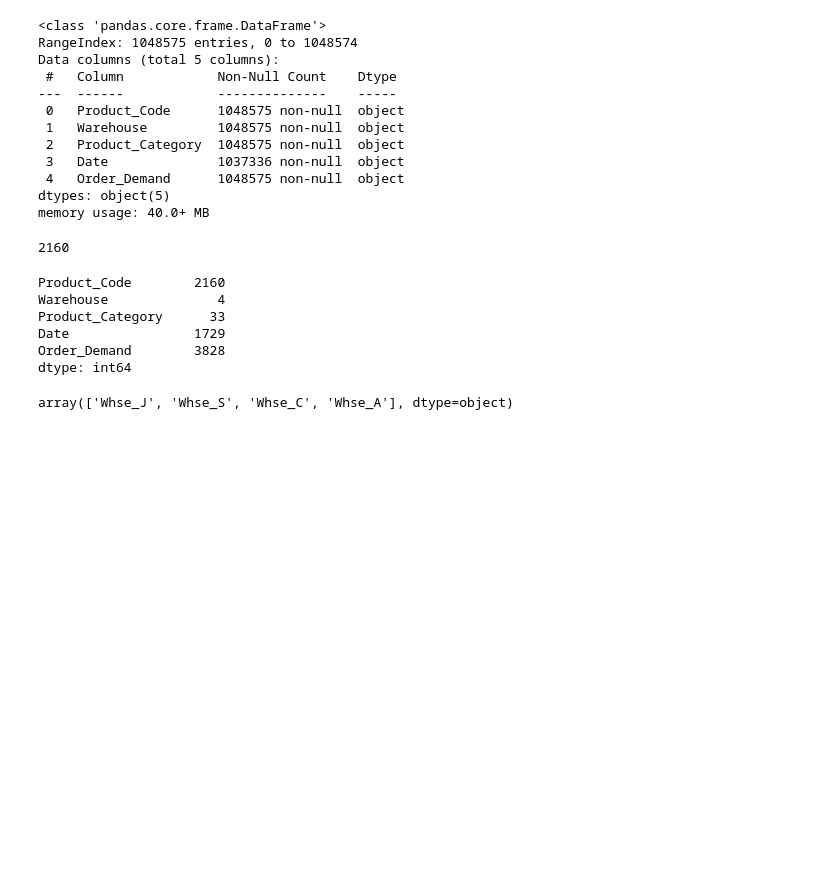
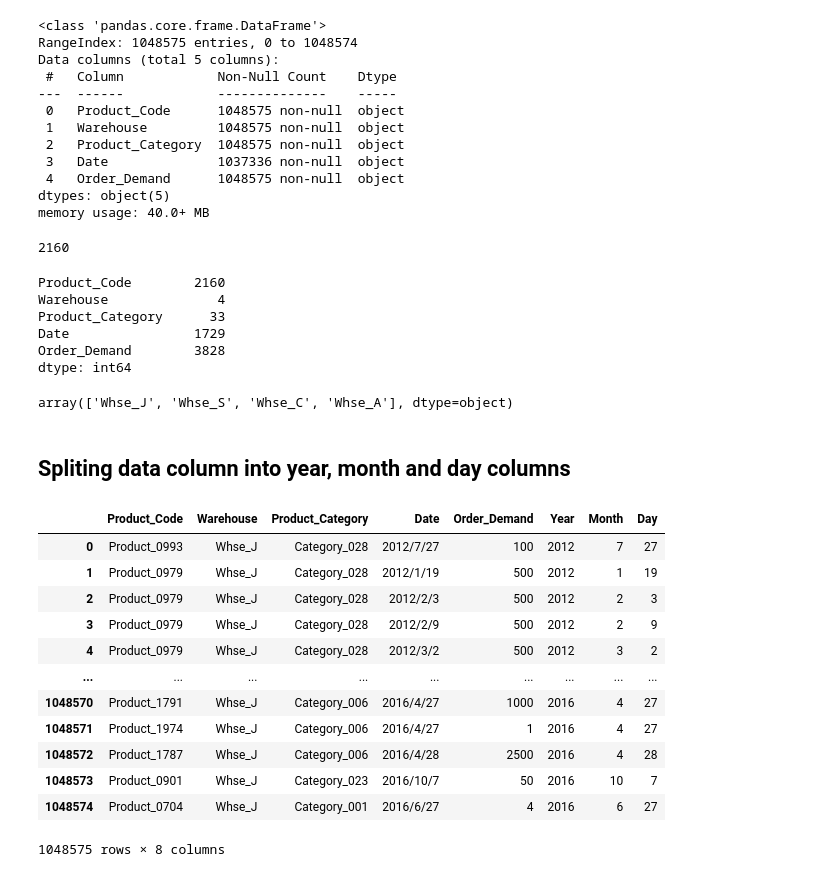
Before and after one commit to StatShibe/SupplyChain_DemandPrediction, a Jupyter notebook: Dataset_Inference.ipynb, the cells around one changed output. Drawn from its saved outputs; the diff is of its cells as text; code cells hidden in the pictures; blank space fills up the shorter version.

```diff
--- a/Dataset_Inference.ipynb
+++ b/Dataset_Inference.ipynb
@@ -43,3 +48,23 @@ dtype: int64
 data['Warehouse'].unique()
 # %% [output]
 array(['Whse_J', 'Whse_S', 'Whse_C', 'Whse_A'], dtype=object)
+# %% [markdown]
+## Spliting data column into year, month and day columns
+# %%
+data[['Year', 'Month', 'Day']] = data['Date'].str.split('/', expand=True)
+# %%
+data
+# %% [output]
+|  | Product_Code | Warehouse | Product_Category | Date | Order_Demand | Year | Month | Day |
+| 0 | Product_0993 | Whse_J | Category_028 | 2012/7/27 | 100 | 2012 | 7 | 27 |
+| 1 | Product_0979 | Whse_J | Category_028 | 2012/1/19 | 500 | 2012 | 1 | 19 |
+| 2 | Product_0979 | Whse_J | Category_028 | 2012/2/3 | 500 | 2012 | 2 | 3 |
+| 3 | Product_0979 | Whse_J | Category_028 | 2012/2/9 | 500 | 2012 | 2 | 9 |
+| 4 | Product_0979 | Whse_J | Category_028 | 2012/3/2 | 500 | 2012 | 3 | 2 |
+| ... | ... | ... | ... | ... | ... | ... | ... | ... |
+| 1048570 | Product_1791 | Whse_J | Category_006 | 2016/4/27 | 1000 | 2016 | 4 | 27 |
+| 1048571 | Product_1974 | Whse_J | Category_006 | 2016/4/27 | 1 | 2016 | 4 | 27 |
+| 1048572 | Product_1787 | Whse_J | Category_006 | 2016/4/28 | 2500 | 2016 | 4 | 28 |
+| 1048573 | Product_0901 | Whse_J | Category_023 | 2016/10/7 | 50 | 2016 | 10 | 7 |
+| 1048574 | Product_0704 | Whse_J | Category_001 | 2016/6/27 | 4 | 2016 | 6 | 27 |
+1048575 rows × 8 columns
```
Also changed, not shown: parts of 21 cells of this notebook.
